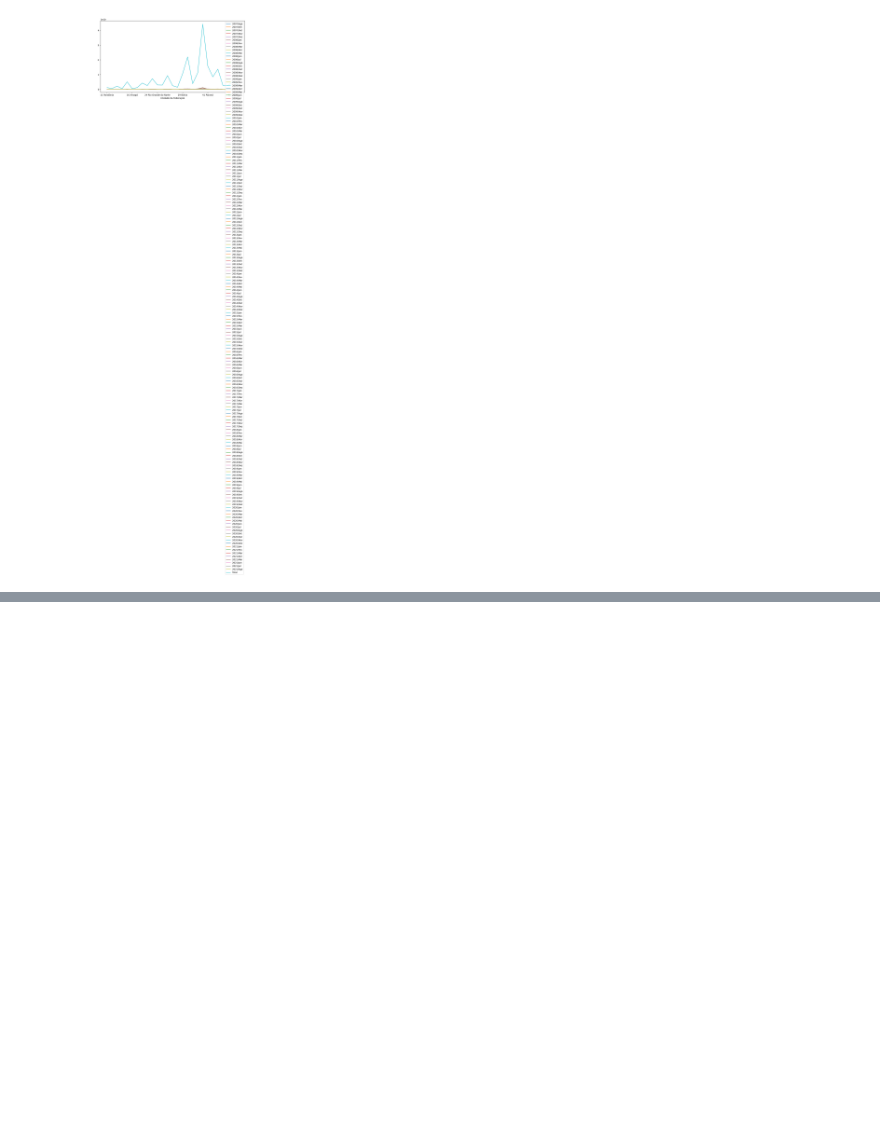
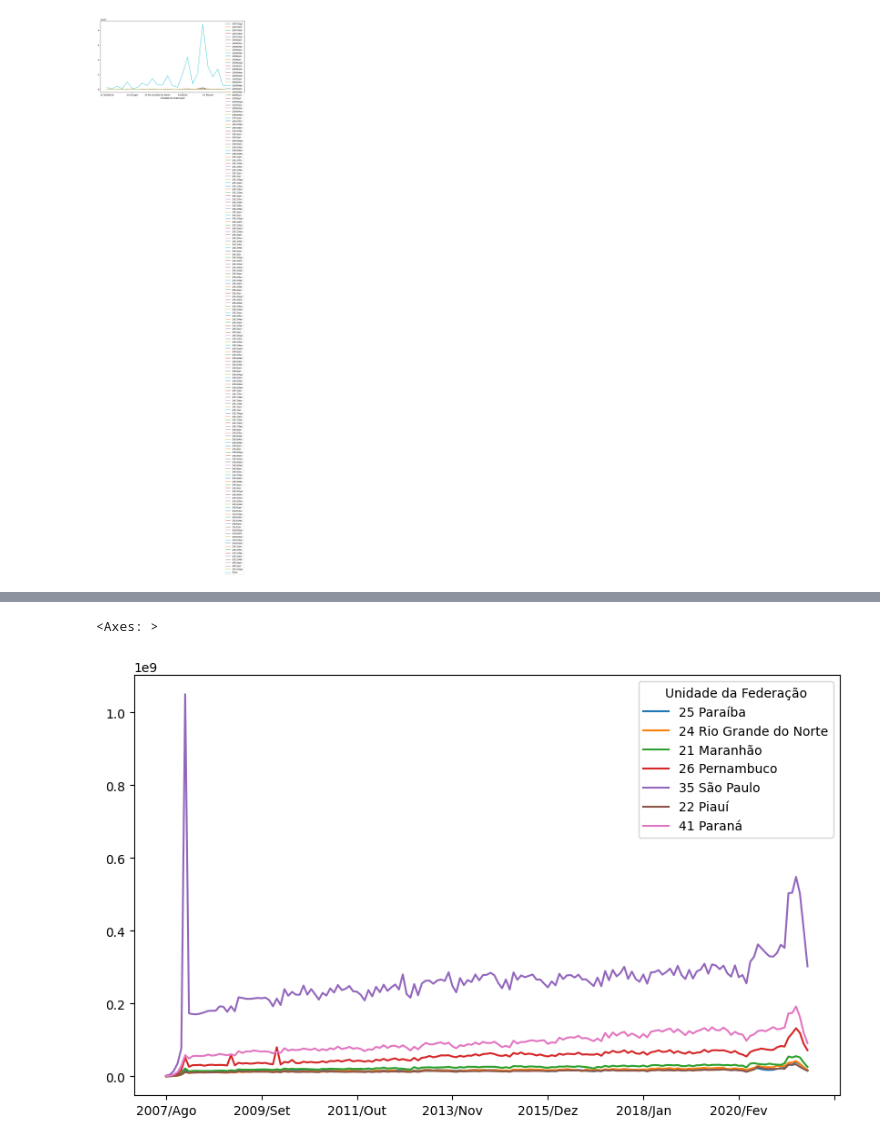
Before and after one commit to vicentesantos/Pos_Tech_Data_Analytics, a Jupyter notebook: 1 - Análise Exploratória de Dados/Aula 1/procedimentod sus.ipynb, the cells around one changed output, grey strips where cells are left out. Cells and saved outputs as stored; diff of their text form; code cells hidden in the pictures; blank space fills up the shorter version.

```diff
--- a/1 - Análise Exploratória de Dados/Aula 1/procedimentod sus.ipynb
+++ b/1 - Análise Exploratória de Dados/Aula 1/procedimentod sus.ipynb
@@ -225,0 +325,5 @@ dados.describe()
+# %%
+dados_usaveis.sample(7).T.plot(figsize=(10,6))
+# %% [output]
+<Axes: >
+[figure, added]
```
Also changed, not shown: parts of 25 cells of this notebook.
